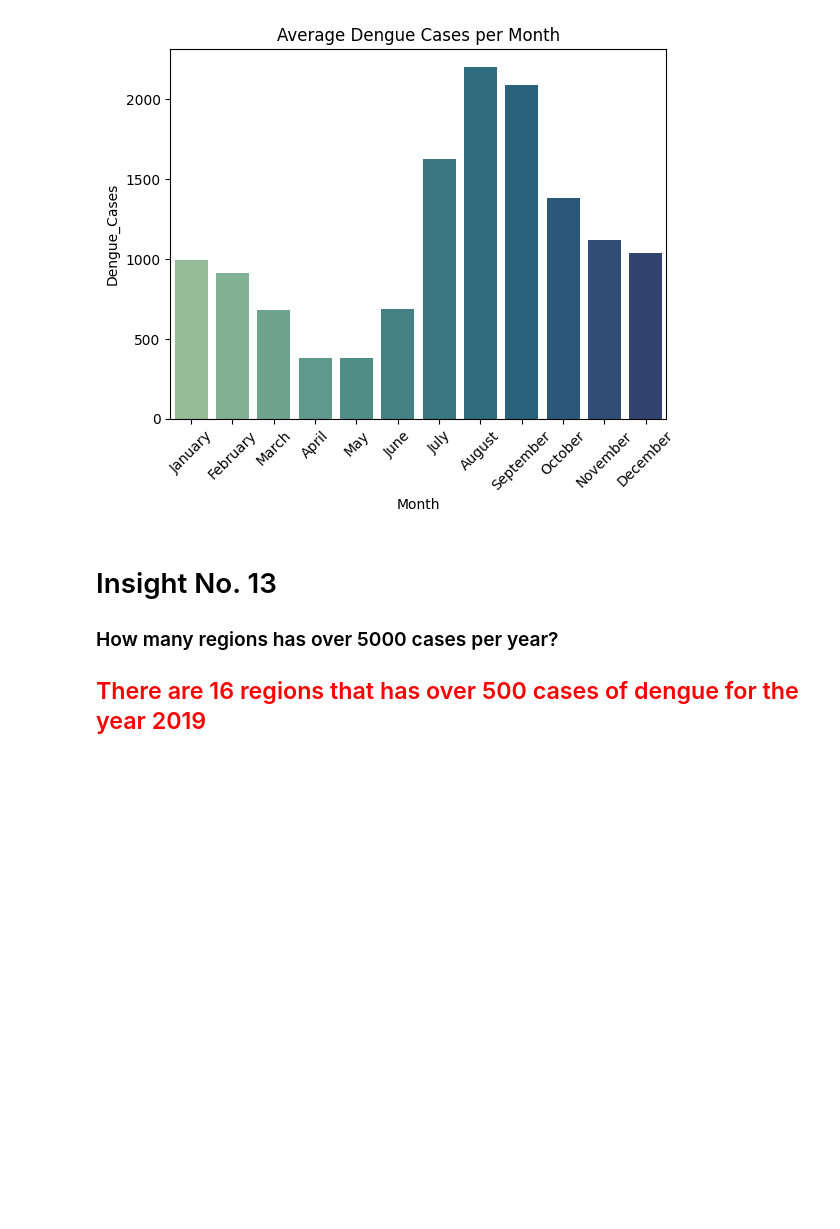
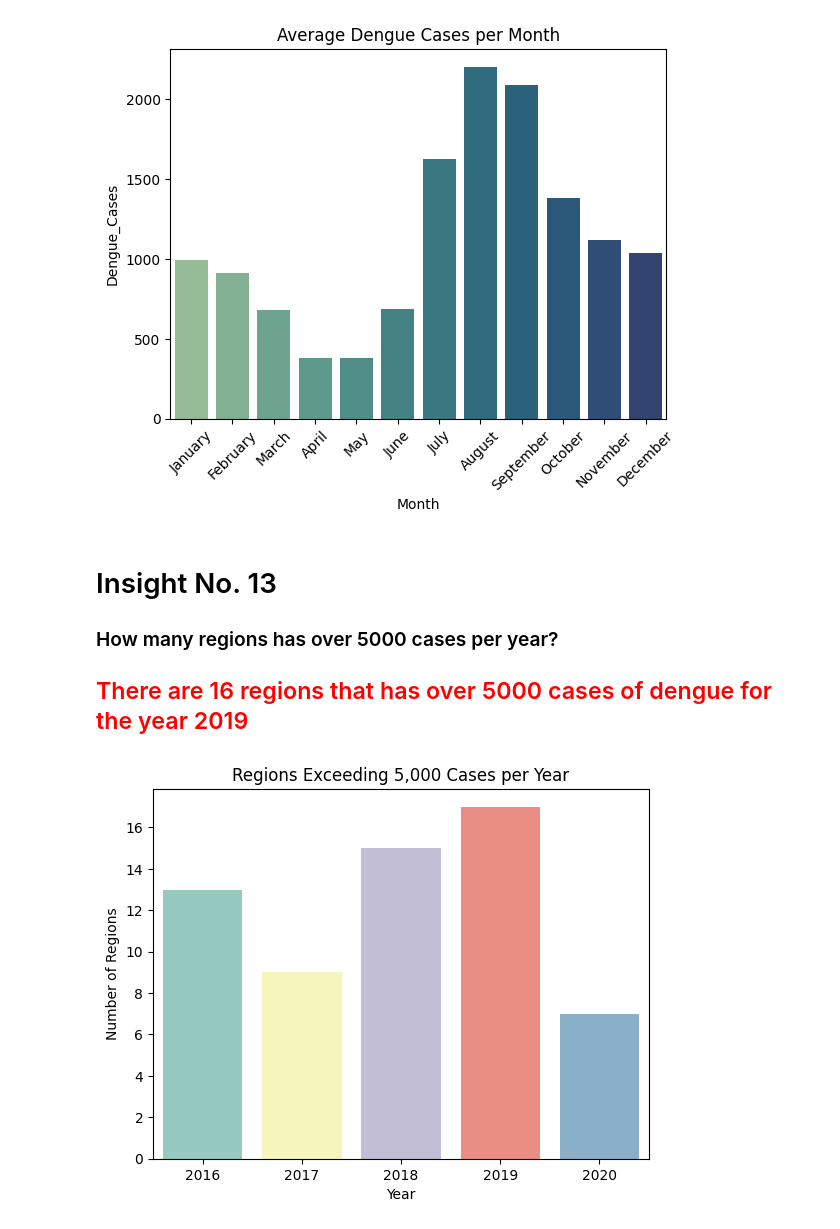
Before and after one commit to SaucesCode/Data-Mining, a Jupyter notebook: ITD-3B/activity5.ipynb, the cells around one changed output. Drawn from its saved outputs; the diff is of its cells as text; code cells hidden in the pictures; blank space fills up the shorter version.

```diff
--- a/ITD-3B/activity5.ipynb
+++ b/ITD-3B/activity5.ipynb
@@ -230,4 +230,15 @@ plt.show()
 # %% [markdown]
 <h1>Insight No. 13</h1>
 <h3>How many regions has over 5000 cases per year?</h3>
-<h2 style="color:red">There are 16 regions that has over 500 cases of dengue for the year 2019</h2>
+<h2 style="color:red">There are 16 regions that has over 5000 cases of dengue for the year 2019</h2>
+# %%
+region_per_year = dengue.groupby(["Year", "Region"])["Dengue_Cases"].sum().reset_index()
+case_over_5k = region_per_year[region_per_year["Dengue_Cases"] > 5000]
+region_counts = case_over_5k.groupby("Year").size().reset_index(name="regions_over_5k")
+sns.barplot(data=region_counts, x="Year", y="regions_over_5k", palette="Set3")
+plt.title("Regions Exceeding 5,000 Cases per Year")
+plt.ylabel("Number of Regions")
+plt.xlabel("Year")
+plt.show()
+# %% [output]
+[figure, added]
```
Also changed, not shown: parts of 15 cells of this notebook.
